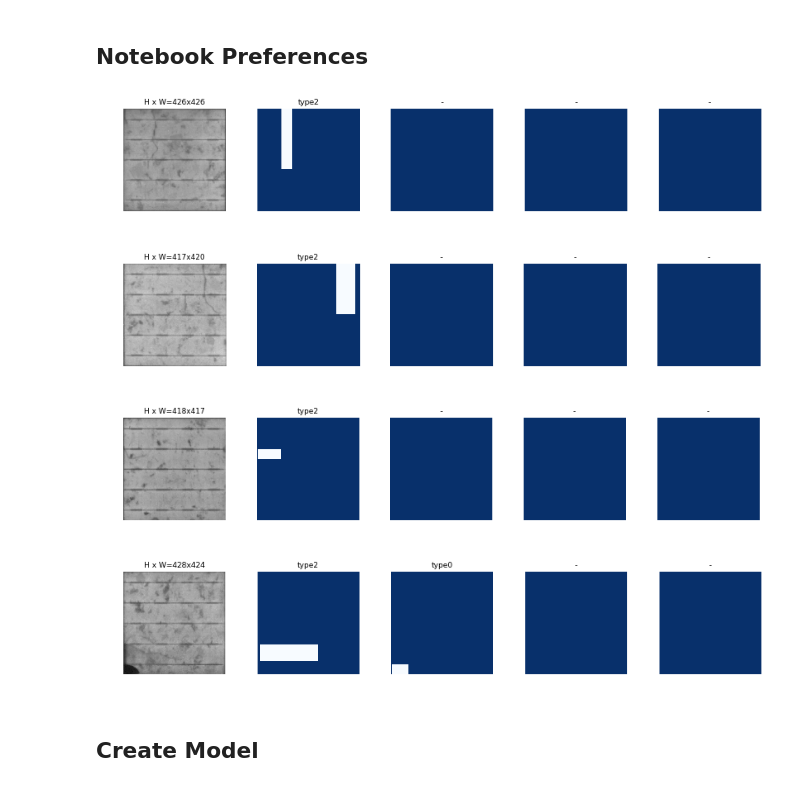
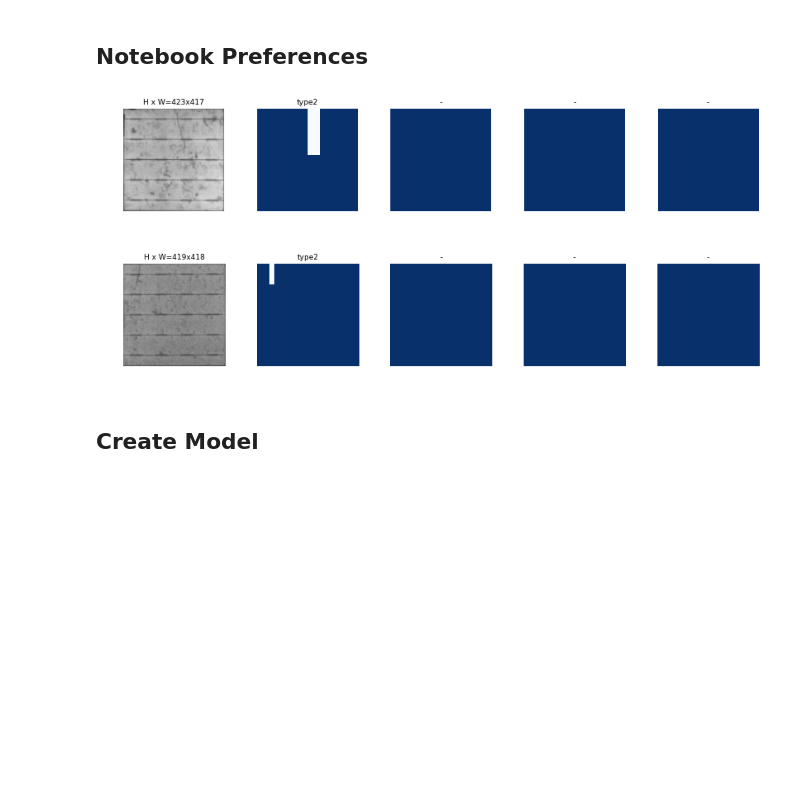
Before and after one commit to viibridges/Mask_RCNN, a Jupyter notebook: samples/solar/train_solar.ipynb, the cells around one changed output. Cells and saved outputs as stored; diff of their text form; code cells hidden in the pictures; blank space fills up the shorter version.

```diff
--- a/samples/solar/train_solar.ipynb
+++ b/samples/solar/train_solar.ipynb
@@ -141,16 +133,14 @@ dataset_val = get_dataset('simple', 'test')
 dataset_val.prepare()
 # %%
 # Load and display random samples
-image_ids = np.random.choice(dataset_train.image_ids, 4)
+image_ids = np.random.choice(dataset_train.image_ids, 2)
 for image_id in image_ids:
     image = dataset_train.load_image(image_id)
     mask, class_ids = dataset_train.load_mask(image_id)
     visualize.display_top_masks(image, mask, class_ids, dataset_train.class_names)
 # %% [output]
-[figure, old version]
+[figure, new version]
-[figure, old version]
+[figure, new version]
-[figure, removed]
-[figure, removed]
 # %% [markdown]
 ## Create Model
 # %%
```
Also changed, not shown: parts of 9 cells of this notebook, 3 other files.
